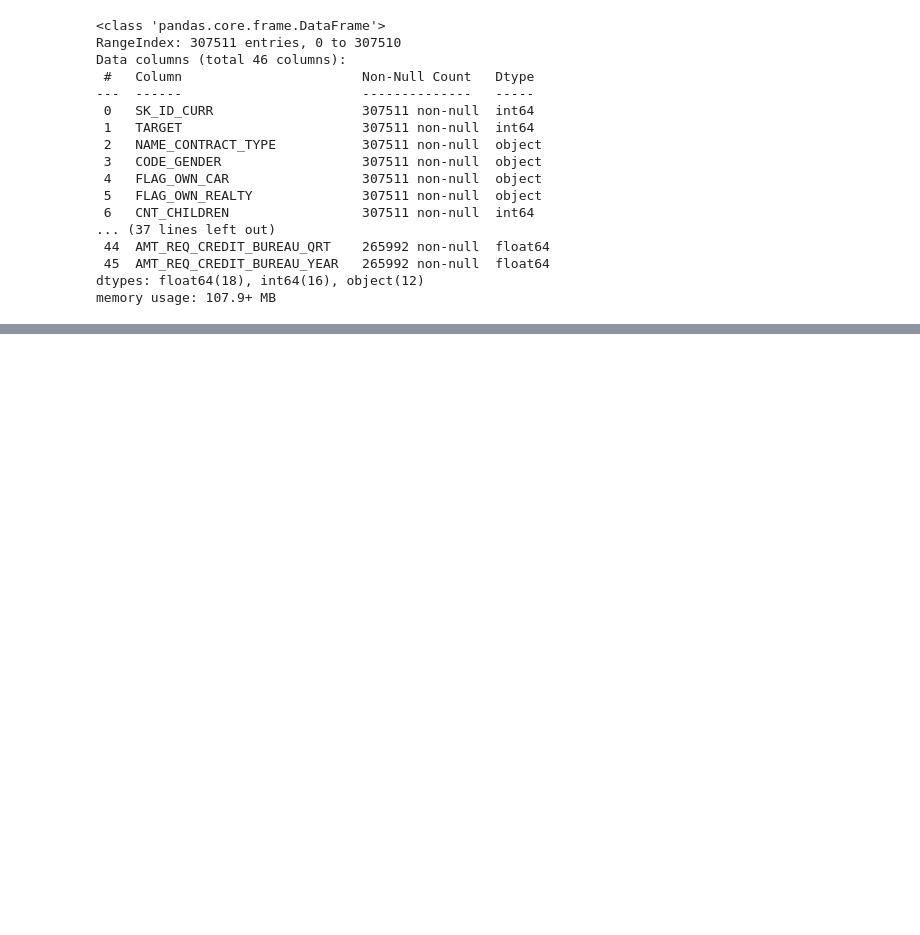
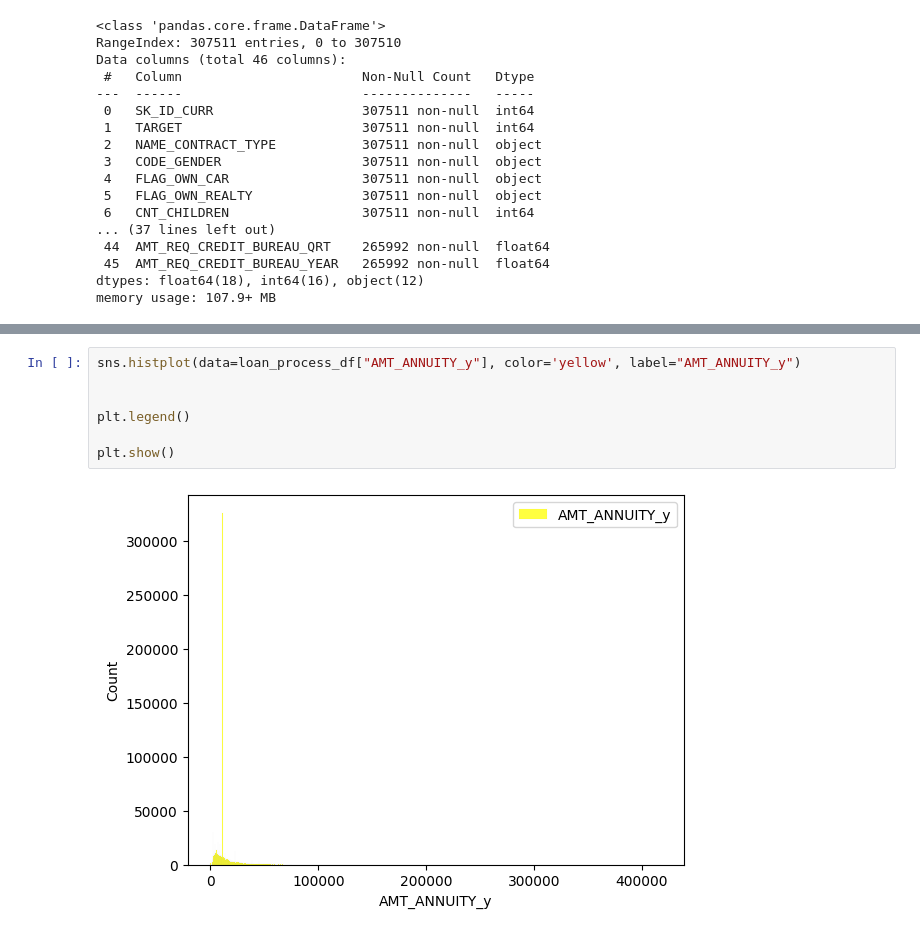
Before and after one commit to CR-Digital-Innovation/loan-default-prediction, a Jupyter notebook: notebooks/Data Ingestion & EDA.ipynb, the cells around one changed output, grey strips where cells are left out. Drawn from its saved outputs; the diff is of its cells as text; blank space fills up the shorter version.

```diff
--- a/notebooks/Data Ingestion & EDA.ipynb
+++ b/notebooks/Data Ingestion & EDA.ipynb
@@ -369,0 +559,9 @@ dtype: float64
+# %%
+sns.histplot(data=loan_process_df["AMT_ANNUITY_y"], color='yellow', label="AMT_ANNUITY_y")
+
+
+plt.legend()
+
+plt.show()
+# %% [output]
+[figure, added]
```
Also changed, not shown: parts of 31 cells of this notebook, 5 other files.
